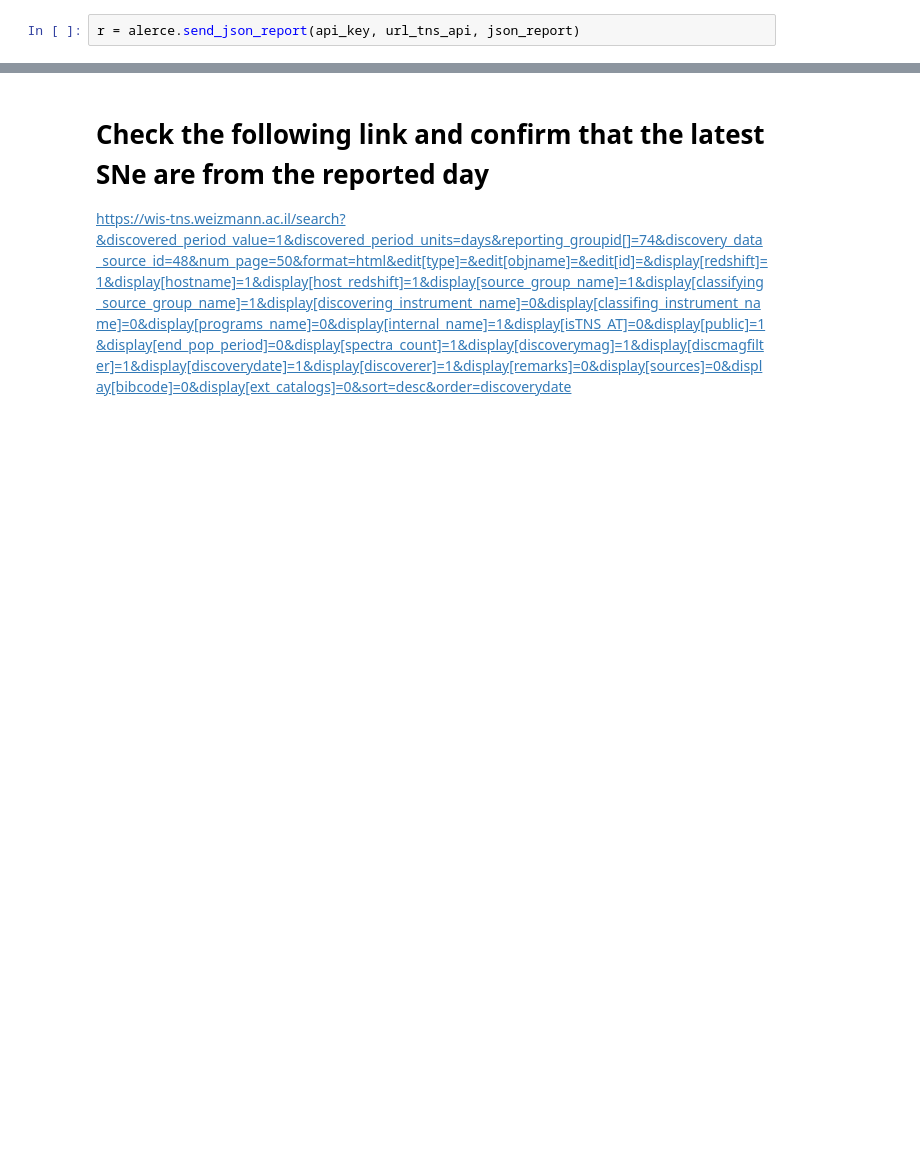
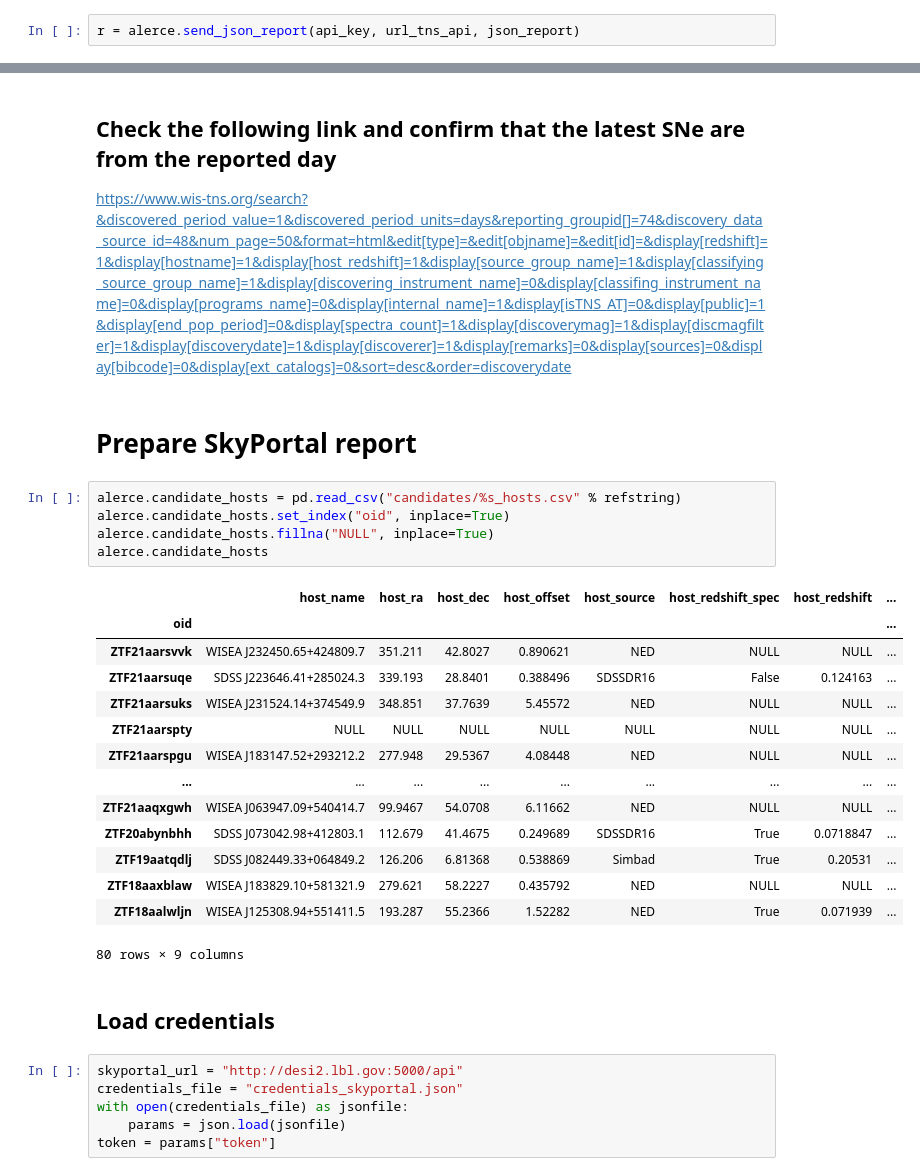
Before and after one commit to alercebroker/TNS_upload, a Jupyter notebook: ALeRCE_ZTF_TNS_send_SNe.ipynb, the cells around one changed output, grey strips where cells are left out. Drawn from its saved outputs; the diff is of its cells as text; blank space fills up the shorter version.

```diff
--- a/ALeRCE_ZTF_TNS_send_SNe.ipynb
+++ b/ALeRCE_ZTF_TNS_send_SNe.ipynb
@@ -207,4 +288,34 @@ b'{"id_code":200,"id_message":"OK","data":{"report_id":54947,"recieved_data":{"a
 # %% [markdown]
-# Check the following link and confirm that the latest SNe are from the reported day
+## Check the following link and confirm that the latest SNe are from the reported day
 
-https://wis-tns.weizmann.ac.il/search?&discovered_period_value=1&discovered_period_units=days&reporting_groupid[]=74&discovery_data_source_id=48&num_page=50&format=html&edit[type]=&edit[objname]=&edit[id]=&display[redshift]=1&display[hostname]=1&display[host_redshift]=1&display[source_group_name]=1&display[classifying_source_group_name]=1&display[discovering_instrument_name]=0&display[classifing_instrument_name]=0&display[programs_name]=0&display[internal_name]=1&display[isTNS_AT]=0&display[public]=1&display[end_pop_period]=0&display[spectra_count]=1&display[discoverymag]=1&display[discmagfilter]=1&display[discoverydate]=1&display[discoverer]=1&display[remarks]=0&display[sources]=0&display[bibcode]=0&display[ext_catalogs]=0&sort=desc&order=discoverydate
+https://www.wis-tns.org/search?&discovered_period_value=1&discovered_period_units=days&reporting_groupid[]=74&discovery_data_source_id=48&num_page=50&format=html&edit[type]=&edit[objname]=&edit[id]=&display[redshift]=1&display[hostname]=1&display[host_redshift]=1&display[source_group_name]=1&display[classifying_source_group_name]=1&display[discovering_instrument_name]=0&display[classifing_instrument_name]=0&display[programs_name]=0&display[internal_name]=1&display[isTNS_AT]=0&display[public]=1&display[end_pop_period]=0&display[spectra_count]=1&display[discoverymag]=1&display[discmagfilter]=1&display[discoverydate]=1&display[discoverer]=1&display[remarks]=0&display[sources]=0&display[bibcode]=0&display[ext_catalogs]=0&sort=desc&order=discoverydate
+# %% [markdown]
+# Prepare SkyPortal report
+# %%
+alerce.candidate_hosts = pd.read_csv("candidates/%s_hosts.csv" % refstring)
+alerce.candidate_hosts.set_index("oid", inplace=True)
+alerce.candidate_hosts.fillna("NULL", inplace=True)
+alerce.candidate_hosts
+# %% [output]
+|  | host_name | host_ra | host_dec | host_offset | host_source | host_redshift_spec | host_redshift | ... |
+| oid |  |  |  |  |  |  |  | ... |
+| ZTF21aarsvvk | WISEA J232450.65+424809.7 | 351.211 | 42.8027 | 0.890621 | NED | NULL | NULL | ... |
+| ZTF21aarsuqe | SDSS J223646.41+285024.3 | 339.193 | 28.8401 | 0.388496 | SDSSDR16 | False | 0.124163 | ... |
+| ZTF21aarsuks | WISEA J231524.14+374549.9 | 348.851 | 37.7639 | 5.45572 | NED | NULL | NULL | ... |
+| ZTF21aarspty | NULL | NULL | NULL | NULL | NULL | NULL | NULL | ... |
+| ZTF21aarspgu | WISEA J183147.52+293212.2 | 277.948 | 29.5367 | 4.08448 | NED | NULL | NULL | ... |
+| ... | ... | ... | ... | ... | ... | ... | ... | ... |
+| ZTF21aaqxgwh | WISEA J063947.09+540414.7 | 99.9467 | 54.0708 | 6.11662 | NED | NULL | NULL | ... |
+| ZTF20abynbhh | SDSS J073042.98+412803.1 | 112.679 | 41.4675 | 0.249689 | SDSSDR16 | True | 0.0718847 | ... |
+| ZTF19aatqdlj | SDSS J082449.33+064849.2 | 126.206 | 6.81368 | 0.538869 | Simbad | True | 0.20531 | ... |
+| ZTF18aaxblaw | WISEA J183829.10+581321.9 | 279.621 | 58.2227 | 0.435792 | NED | NULL | NULL | ... |
+| ZTF18aalwljn | WISEA J125308.94+551411.5 | 193.287 | 55.2366 | 1.52282 | NED | True | 0.071939 | ... |
+80 rows × 9 columns
+# %% [markdown]
+## Load credentials
+# %%
+skyportal_url = "http://desi2.lbl.gov:5000/api"
+credentials_file = "credentials_skyportal.json"
+with open(credentials_file) as jsonfile:
+    params = json.load(jsonfile)
+token = params["token"]
```
Also changed, not shown: parts of 49 cells of this notebook.
